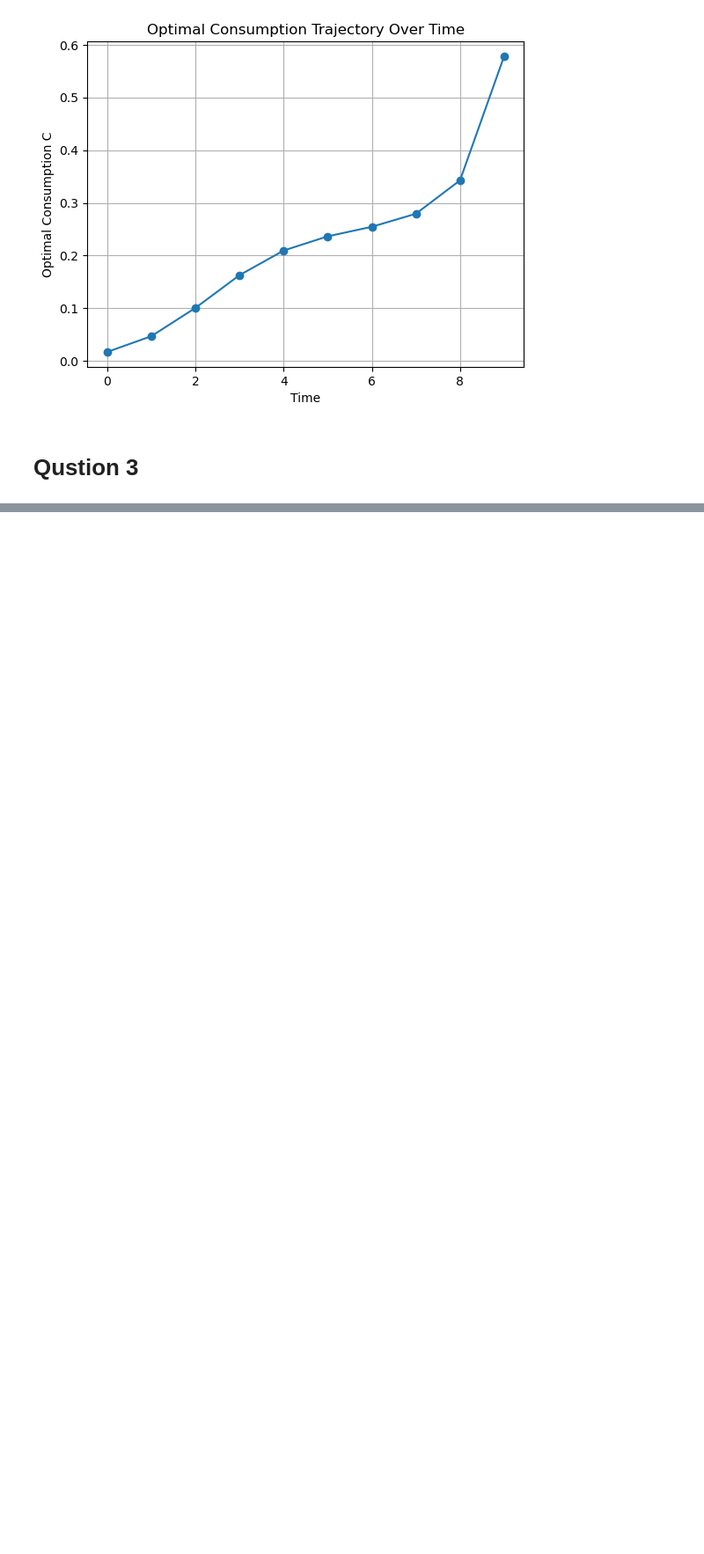
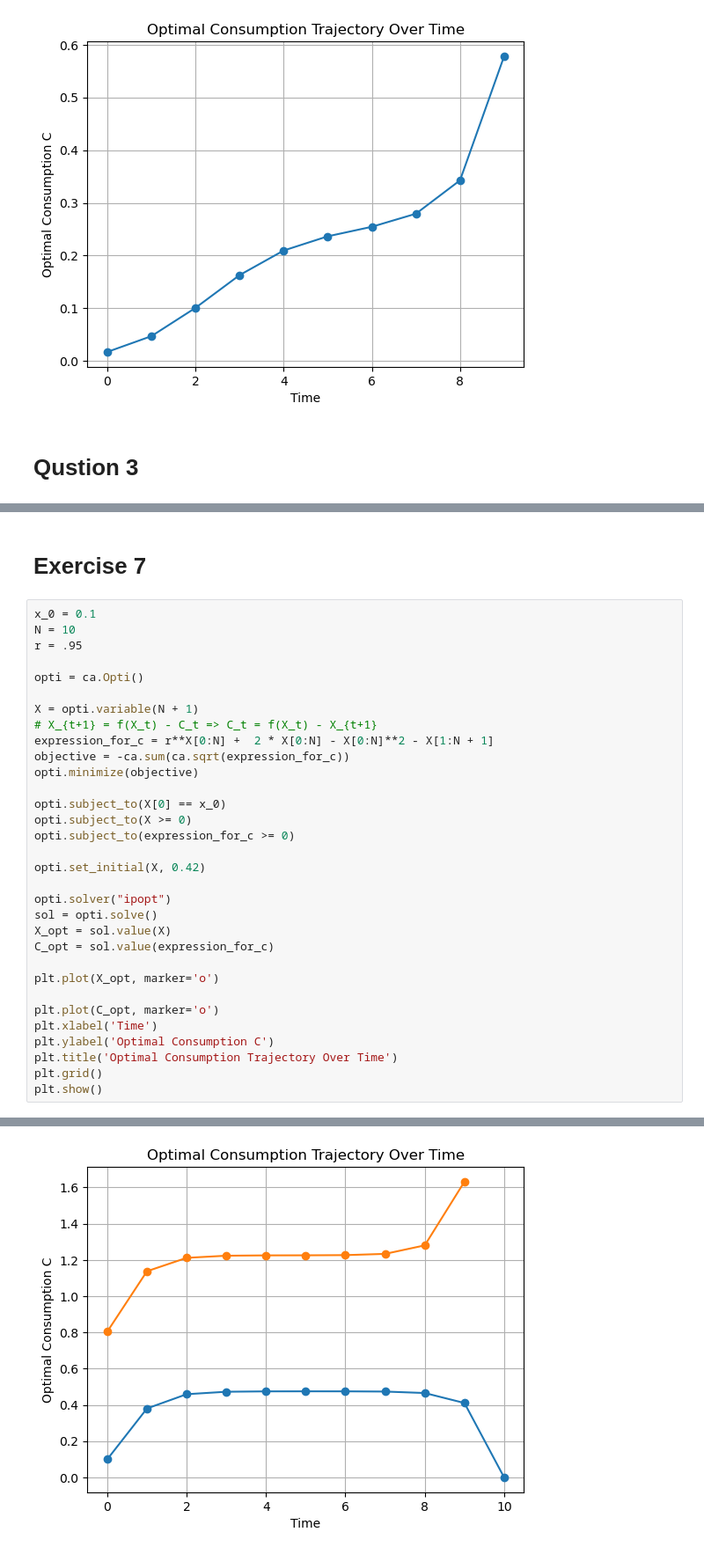
Before and after one commit to Husted42/businessAnalytics, a Jupyter notebook: Dynamic optimization/week2.ipynb, the cells around one changed output, grey strips where cells are left out. Shown at 88% size. Saved outputs shown, nothing was run; the diff lists cells and outputs as text; blank space fills up the shorter version.

```diff
--- a/Dynamic optimization/week2.ipynb
+++ b/Dynamic optimization/week2.ipynb
@@ -333,0 +406,35 @@ CasADi - 2025-09-08 16:58:54 WARNING("solver:nlp_f failed: NaN detected for outp
+# %% [markdown]
+# Exercise 7
+# %%
+x_0 = 0.1
+N = 10
+r = .95
+
+opti = ca.Opti()
+
+X = opti.variable(N + 1)
+# X_{t+1} = f(X_t) - C_t => C_t = f(X_t) - X_{t+1}
+expression_for_c = r**X[0:N] +  2 * X[0:N] - X[0:N]**2 - X[1:N + 1]
+objective = -ca.sum(ca.sqrt(expression_for_c))
+opti.minimize(objective)
+
+opti.subject_to(X[0] == x_0)
+opti.subject_to(X >= 0)
+opti.subject_to(expression_for_c >= 0)
+
+opti.set_initial(X, 0.42)
+
+opti.solver("ipopt")
+sol = opti.solve()
+X_opt = sol.value(X)
+C_opt = sol.value(expression_for_c)
+
+plt.plot(X_opt, marker='o')
+
+plt.plot(C_opt, marker='o')
+plt.xlabel('Time')
+plt.ylabel('Optimal Consumption C')
+plt.title('Optimal Consumption Trajectory Over Time')
+plt.grid()
+plt.show()
+# %% [output]
@@ -333,0 +458 @@ CasADi - 2025-09-08 16:58:54 WARNING("solver:nlp_f failed: NaN detected for outp
+[figure, added]
```
Also changed, not shown: parts of 6 cells of this notebook, 4 other files.
